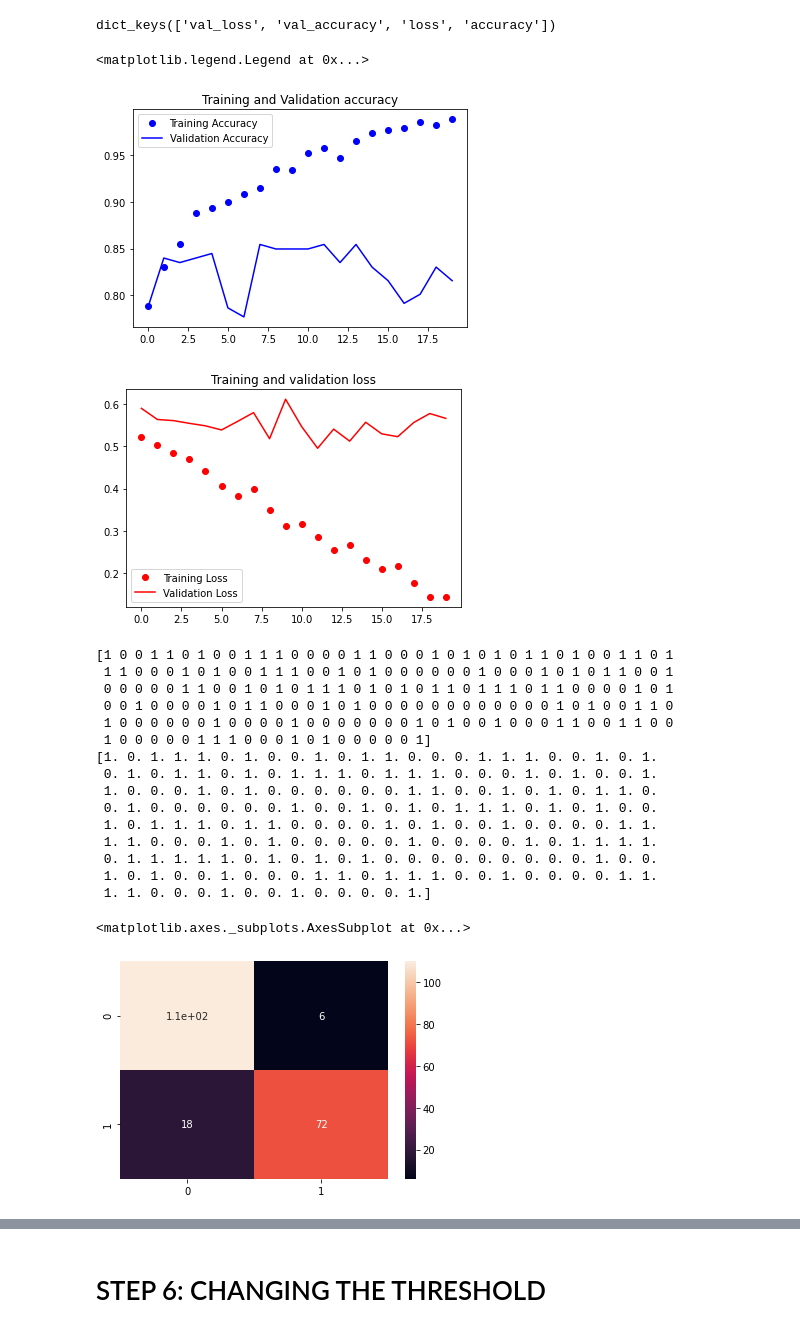
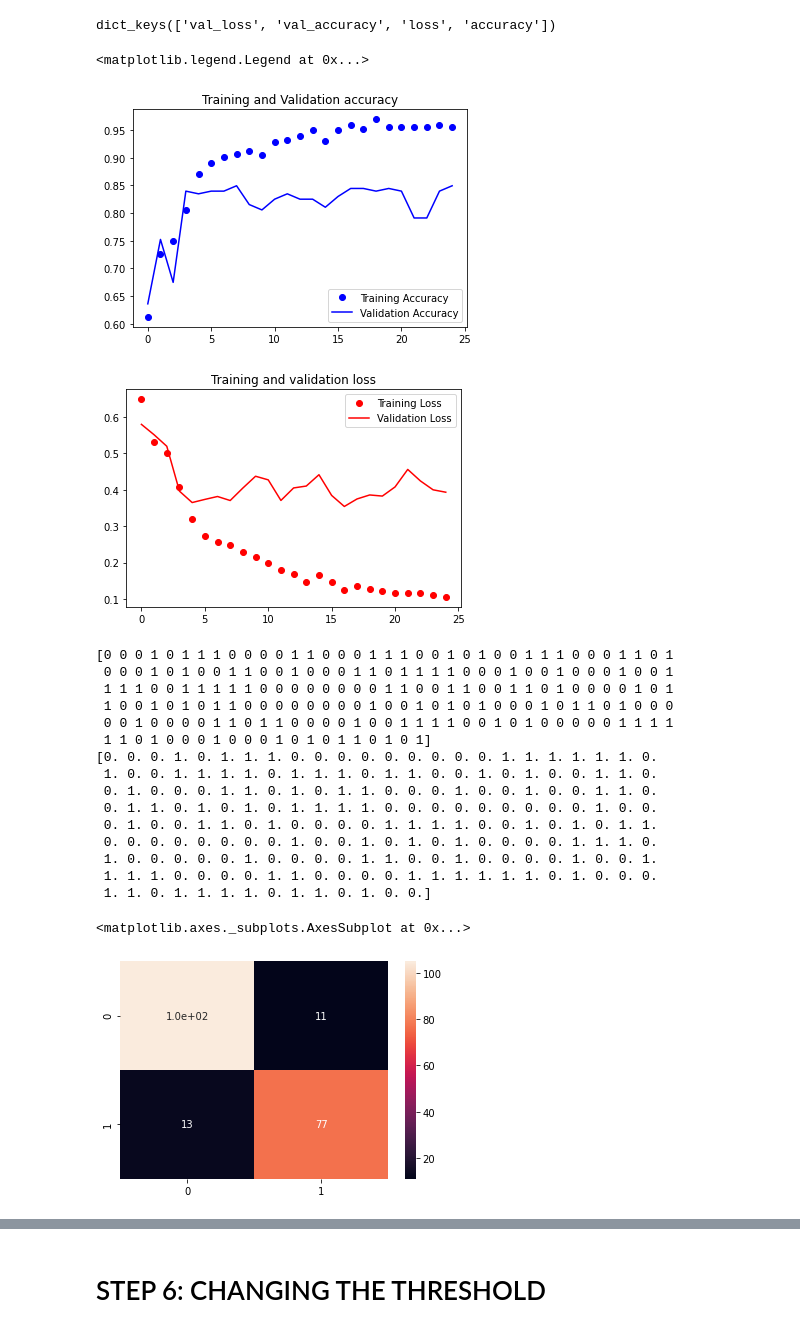
Before and after one commit to FunCodingPanda/Image_Classification, a Jupyter notebook: Mushroom_Capstone.ipynb, the cells around one changed output, grey strips where cells are left out. Cells and saved outputs as stored; diff of their text form; code cells hidden in the pictures.

```diff
--- a/Mushroom_Capstone.ipynb
+++ b/Mushroom_Capstone.ipynb
@@ -162,7 +162,7 @@ cnn_model.compile(loss ='sparse_categorical_crossentropy', optimizer=Adam(lr=0.0
 # %%
 history = cnn_model.fit(X_train,
                         y_train,
-                        nb_epoch=20,
+                        nb_epoch=25,
                         batch_size=50,
                         verbose=1,
                         validation_data = (X_validation,y_validation))
@@ -200,28 +200,29 @@ history.history.keys()
 # %% [output]
 dict_keys(['val_loss', 'val_accuracy', 'loss', 'accuracy'])
 # %%
-accuracy = history.history['accuracy']
-val_accuracy = history.history['val_accuracy']
-loss = history.history['loss']
-val_loss = history.history['val_loss']
+accuracy_cnn = history.history['accuracy']
+val_accuracy_cnn = history.history['val_accuracy']
 
-epochs = range(len(accuracy))
+loss_cnn = history.history['loss']
+val_loss_cnn = history.history['val_loss']
 
-plt.plot(epochs, accuracy, 'bo', label='Training Accuracy')
-plt.plot(epochs, val_accuracy, 'b', label='Validation Accuracy')
+epochs_cnn = range(len(accuracy_cnn))
+
+plt.plot(epochs_cnn, accuracy_cnn, 'bo', label='Training Accuracy')
+plt.plot(epochs_cnn, val_accuracy_cnn, 'b', label='Validation Accuracy')
 plt.title('Training and Validation accuracy')
 plt.legend()
 # %% [output]
 <matplotlib.legend.Legend at 0x...>
-[figure, old version]
+[figure, new version]
 # %%
-plt.plot(epochs, loss, 'ro', label='Training Loss')
-plt.plot(epochs, val_loss, 'r', label='Validation Loss')
+plt.plot(epochs_cnn, loss_cnn, 'ro', label='Training Loss')
+plt.plot(epochs_cnn, val_loss_cnn, 'r', label='Validation Loss')
 plt.title('Training and validation loss')
 plt.legend()
 plt.show()
 # %% [output]
-[figure, old version]
+[figure, new version]
 # %%
 y_predict = cnn_model.predict(X_test)
 y_pred = y_predict[:,1]
@@ -232,21 +233,21 @@ print(predicted_classes)
 #get the indices to be plotted
 print(y_test)
 # %% [output]
-[1 0 0 1 1 0 1 0 0 1 1 1 0 0 0 0 1 1 0 0 0 1 0 1 0 1 0 1 1 0 1 0 0 1 1 0 1
- 1 1 0 0 0 1 0 1 0 0 1 1 1 0 0 1 0 1 0 0 0 0 0 0 1 0 0 0 1 0 1 0 1 1 0 0 1
- 0 0 0 0 0 1 1 0 0 1 0 1 0 1 1 1 0 1 0 1 0 1 1 0 1 1 1 0 1 1 0 0 0 0 1 0 1
- 0 0 1 0 0 0 0 1 0 1 1 0 0 0 1 0 1 0 0 0 0 0 0 0 0 0 0 0 0 1 0 1 0 0 1 1 0
- 1 0 0 0 0 0 0 1 0 0 0 0 1 0 0 0 0 0 0 0 1 0 1 0 0 1 0 0 0 1 1 0 0 1 1 0 0
- 1 0 0 0 0 0 1 1 1 0 0 0 1 0 1 0 0 0 0 0 1]
-[1. 0. 1. 1. 1. 0. 1. 0. 0. 1. 0. 1. 1. 0. 0. 0. 1. 1. 1. 0. 0. 1. 0. 1.
- 0. 1. 0. 1. 1. 0. 1. 0. 1. 1. 1. 0. 1. 1. 1. 0. 0. 0. 1. 0. 1. 0. 0. 1.
- 1. 0. 0. 0. 1. 0. 1. 0. 0. 0. 0. 0. 0. 1. 1. 0. 0. 1. 0. 1. 0. 1. 1. 0.
- 0. 1. 0. 0. 0. 0. 0. 0. 1. 0. 0. 1. 0. 1. 0. 1. 1. 1. 0. 1. 0. 1. 0. 0.
- 1. 0. 1. 1. 1. 0. 1. 1. 0. 0. 0. 0. 1. 0. 1. 0. 0. 1. 0. 0. 0. 0. 1. 1.
- 1. 1. 0. 0. 0. 1. 0. 1. 0. 0. 0. 0. 0. 1. 0. 0. 0. 0. 1. 0. 1. 1. 1. 1.
- 0. 1. 1. 1. 1. 1. 0. 1. 0. 1. 0. 1. 0. 0. 0. 0. 0. 0. 0. 0. 0. 1. 0. 0.
- 1. 0. 1. 0. 0. 1. 0. 0. 0. 1. 1. 0. 1. 1. 1. 0. 0. 1. 0. 0. 0. 0. 1. 1.
- 1. 1. 0. 0. 0. 1. 0. 0. 1. 0. 0. 0. 0. 1.]
+[0 0 0 1 0 1 1 1 0 0 0 0 1 1 0 0 0 1 1 1 0 0 1 0 1 0 0 1 1 1 0 0 0 1 1 0 1
+ 0 0 0 1 0 1 0 0 1 1 0 0 1 0 0 0 1 1 0 1 1 1 1 0 0 0 1 0 0 1 0 0 0 1 0 0 1
+ 1 1 1 0 0 1 1 1 1 1 0 0 0 0 0 0 0 0 1 1 0 0 1 1 0 0 1 1 0 1 0 0 0 0 1 0 1
+ 1 0 0 1 0 1 0 1 1 0 0 0 0 0 0 0 0 1 0 0 1 0 1 0 1 0 0 0 1 0 1 1 0 1 0 0 0
+ 0 0 1 0 0 0 0 1 1 0 1 1 0 0 0 0 1 0 0 1 1 1 1 0 0 1 0 1 0 0 0 0 0 1 1 1 1
+ 1 1 0 1 0 0 0 1 0 0 0 1 0 1 0 1 1 0 1 0 1]
+[0. 0. 0. 1. 0. 1. 1. 1. 0. 0. 0. 0. 0. 0. 0. 0. 0. 1. 1. 1. 1. 1. 1. 0.
+ 1. 0. 0. 1. 1. 1. 1. 0. 1. 1. 1. 0. 1. 1. 0. 0. 1. 0. 1. 0. 0. 1. 1. 0.
+ 0. 1. 0. 0. 0. 1. 1. 0. 1. 0. 1. 1. 0. 0. 0. 1. 0. 0. 1. 0. 0. 1. 1. 0.
+ 0. 1. 1. 0. 1. 0. 1. 0. 1. 1. 1. 1. 0. 0. 0. 0. 0. 0. 0. 0. 0. 1. 0. 0.
+ 0. 1. 0. 0. 1. 1. 0. 1. 0. 0. 0. 0. 1. 1. 1. 1. 0. 0. 1. 0. 1. 0. 1. 1.
+ 0. 0. 0. 0. 0. 0. 0. 0. 1. 0. 0. 1. 0. 1. 0. 1. 0. 0. 0. 0. 1. 1. 1. 0.
+ 1. 0. 0. 0. 0. 0. 1. 0. 0. 0. 0. 1. 1. 0. 0. 1. 0. 0. 0. 0. 1. 0. 0. 1.
+ 1. 1. 1. 0. 0. 0. 0. 1. 1. 0. 0. 0. 0. 1. 1. 1. 1. 1. 1. 0. 1. 0. 0. 0.
+ 1. 1. 0. 1. 1. 1. 1. 0. 1. 1. 0. 1. 0. 0.]
 # %%
 from sklearn.metrics import confusion_matrix
 cm = confusion_matrix(y_test, predicted_classes)
@@ -254,7 +255,7 @@ plt.figure(figsize = (6,4))
 sns.heatmap(cm, annot=True)
 # %% [output]
 <matplotlib.axes._subplots.AxesSubplot at 0x...>
-[figure, old version]
+[figure, new version]
 # %%
 cm_df = pd.DataFrame(cm)
 # %%
```
Also changed, not shown: parts of 41 cells of this notebook.
